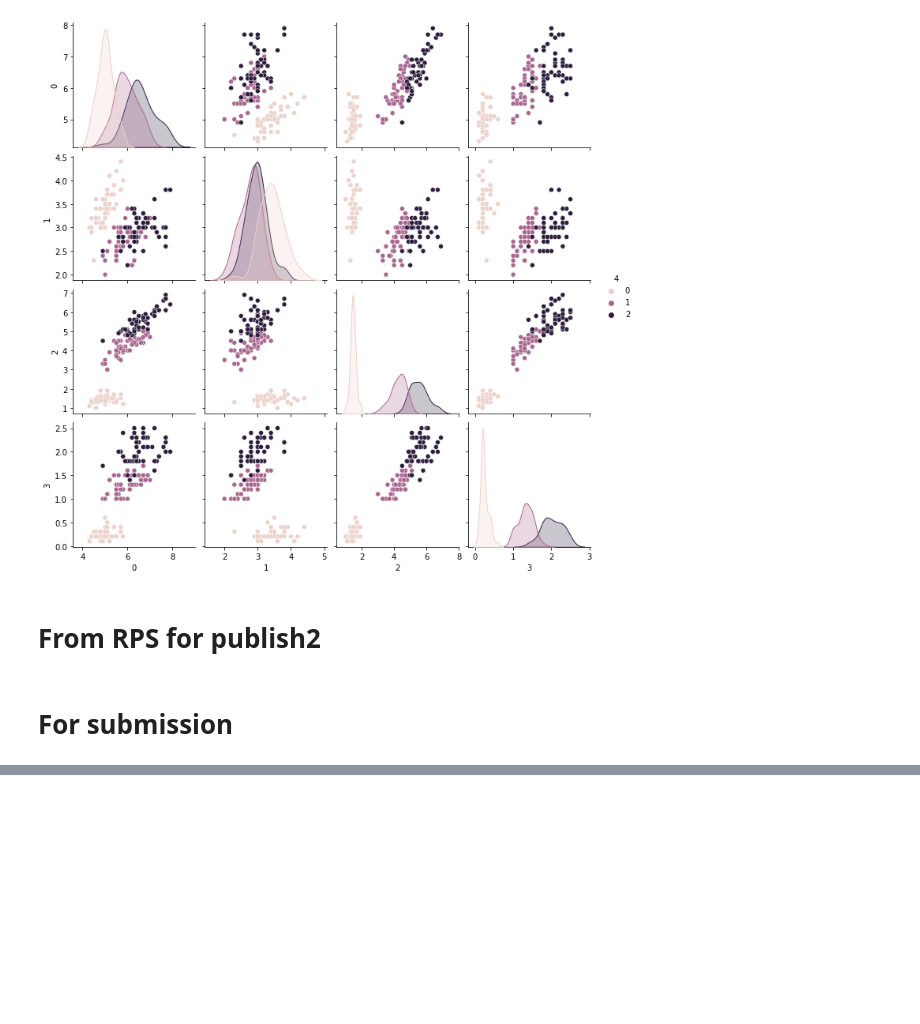
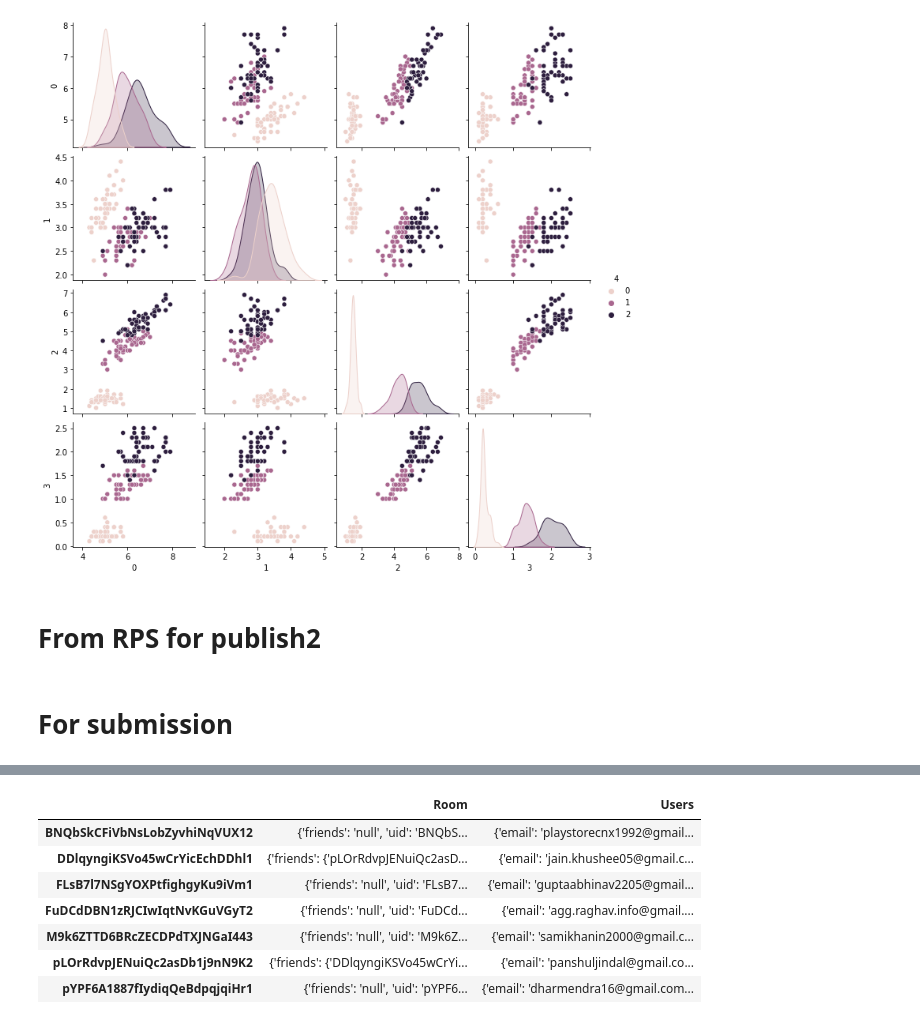
Before and after one commit to NeelChoksi/SEM6_TARP_VIT, a Jupyter notebook: implementation/Sentiment_2.ipynb, the cells around one changed output, grey strips where cells are left out. Drawn from its saved outputs; the diff is of its cells as text; code cells hidden in the pictures; blank space fills up the shorter version.

```diff
--- a/implementation/Sentiment_2.ipynb
+++ b/implementation/Sentiment_2.ipynb
@@ -426,0 +667,11 @@ sns.pairplot(v_df,hue='4')
+# %%
+df2
+# %% [output]
+|  | Room | Users |
+| BNQbSkCFiVbNsLobZyvhiNqVUX12 | {'friends': 'null', 'uid': 'BNQbS... | {'email': 'playstorecnx1992@gmail... |
+| DDlqyngiKSVo45wCrYicEchDDhl1 | {'friends': {'pLOrRdvpJENuiQc2asD... | {'email': 'jain.khushee05@gmail.c... |
+| FLsB7l7NSgYOXPtfighgyKu9iVm1 | {'friends': 'null', 'uid': 'FLsB7... | {'email': 'guptaabhinav2205@gmail... |
+| FuDCdDBN1zRJCIwIqtNvKGuVGyT2 | {'friends': 'null', 'uid': 'FuDCd... | {'email': 'agg.raghav.info@gmail.... |
+| M9k6ZTTD6BRcZECDPdTXJNGaI443 | {'friends': 'null', 'uid': 'M9k6Z... | {'email': 'samikhanin2000@gmail.c... |
+| pLOrRdvpJENuiQc2asDb1j9nN9K2 | {'friends': {'DDlqyngiKSVo45wCrYi... | {'email': 'panshuljindal@gmail.co... |
+| pYPF6A1887fIydiqQeBdpqjqiHr1 | {'friends': 'null', 'uid': 'pYPF6... | {'email': 'dharmendra16@gmail.com... |
```
Also changed, not shown: parts of 35 cells of this notebook, 1 other file.
